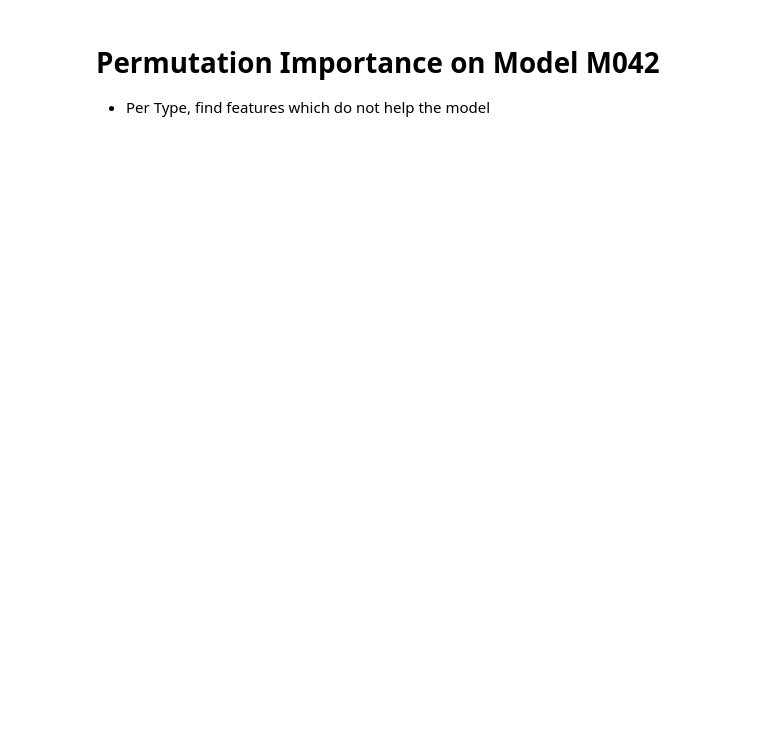
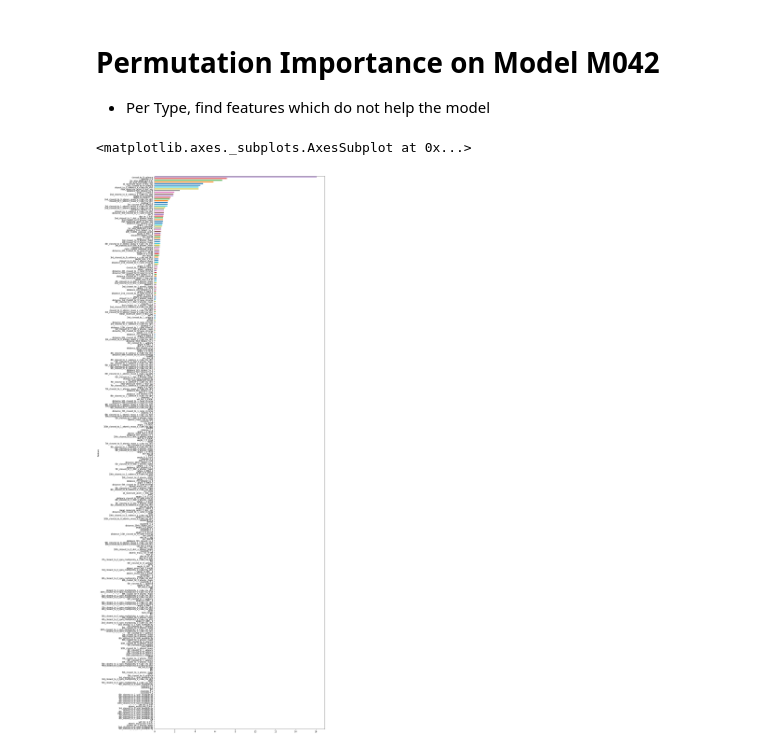
Before and after one commit to RobMulla/kaggle-champs-2019, a Jupyter notebook: notebooks/PERM_IMP_M42.ipynb, the cells around one changed output. Drawn from its saved outputs; the diff is of its cells as text; code cells hidden in the pictures; blank space fills up the shorter version.

```diff
--- a/notebooks/PERM_IMP_M42.ipynb
+++ b/notebooks/PERM_IMP_M42.ipynb
@@ -11,6 +11,12 @@ import numpy as np
 import gc
 # %%
 fi = pd.read_csv('../temp/temp4of6_M042_0709_1336_fi_catboost_2folds_500000iter_0.1lr.csv')
+# %%
+t = '2JHN'
+fi.loc[fi['type'] == t].groupby('feature').mean().sort_values('importance')['importance'].plot(kind='barh', figsize=(15, 50))
+# %% [output]
+<matplotlib.axes._subplots.AxesSubplot at 0x...>
+[figure, added]
 # %%
 def permutation_importance(model, X_val, y_val, metric, t, threshold=0.005,
                            minimize=True, verbose=True, thread_count=16):
```
Also changed, not shown: parts of 2 cells of this notebook, 18 other files.
